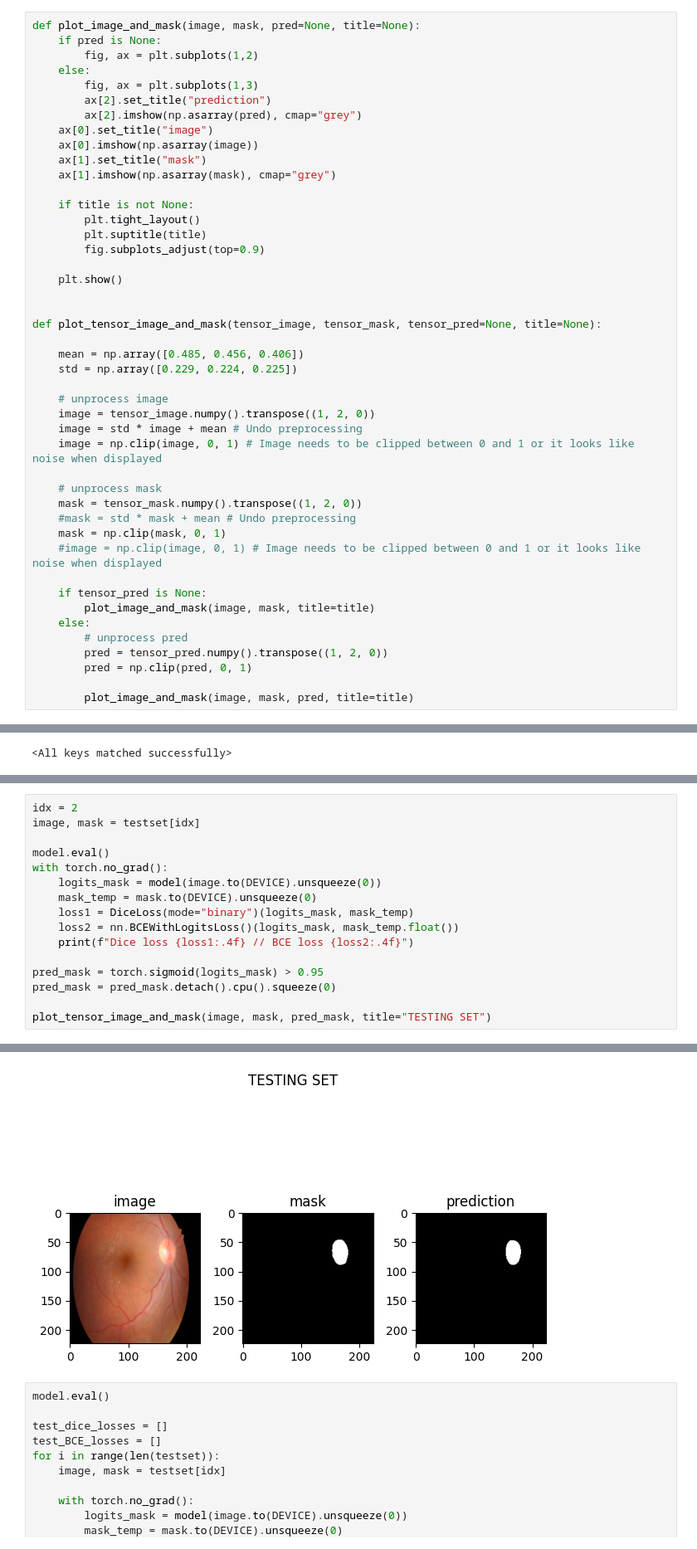
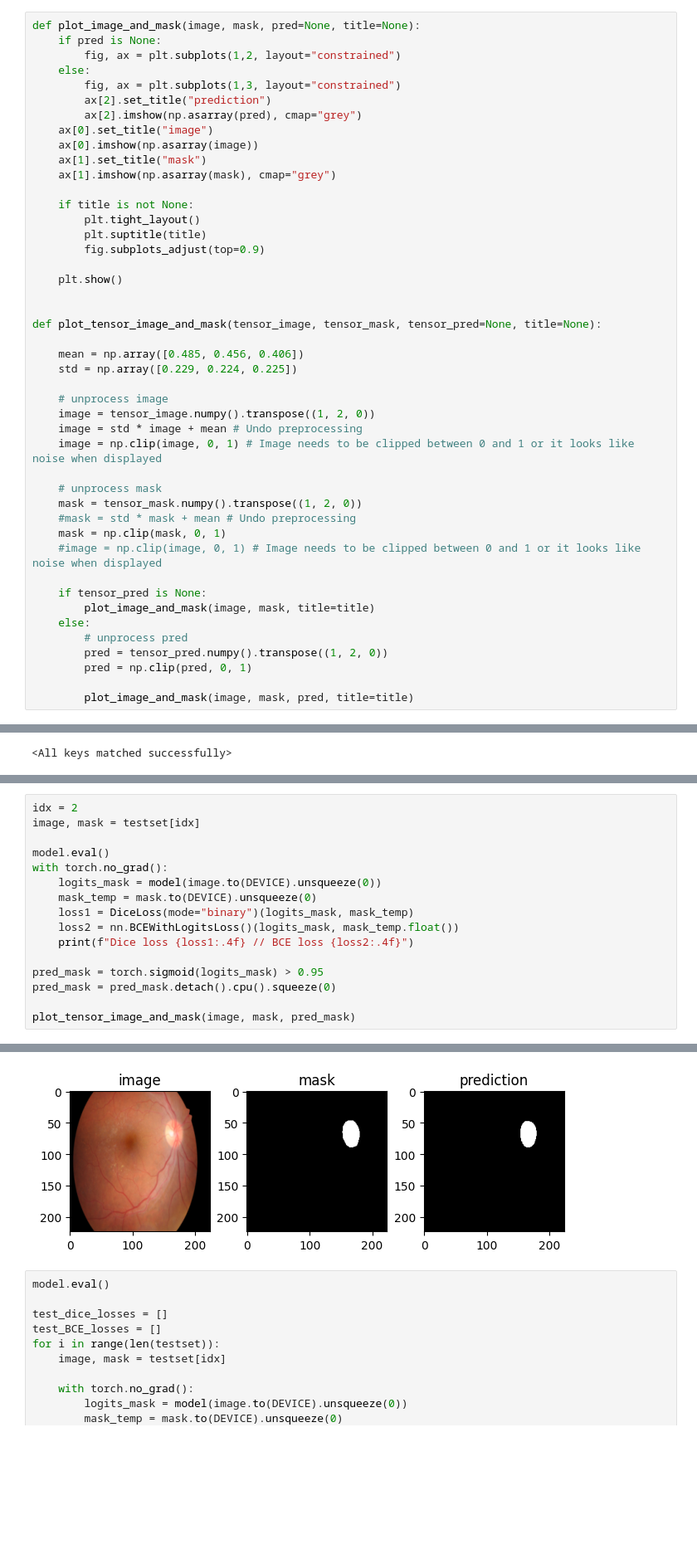
Before and after one commit to msamf/deepLearning, a Jupyter notebook: pytorch_retinopathy/segmentation.ipynb, the cells around one changed output, grey strips where cells are left out. Shown at 83% size. Drawn from its saved outputs; the diff is of its cells as text; blank space fills up the shorter version.

```diff
--- a/pytorch_retinopathy/segmentation.ipynb
+++ b/pytorch_retinopathy/segmentation.ipynb
@@ -47,9 +47,9 @@ def df_of_filepaths(images_path, masks_path):
 # %%
 def plot_image_and_mask(image, mask, pred=None, title=None):
     if pred is None:
-        fig, ax = plt.subplots(1,2)
+        fig, ax = plt.subplots(1,2, layout="constrained")
     else:
-        fig, ax = plt.subplots(1,3)
+        fig, ax = plt.subplots(1,3, layout="constrained")
         ax[2].set_title("prediction")
         ax[2].imshow(np.asarray(pred), cmap="grey")
     ax[0].set_title("image")
@@ -556,22 +556,22 @@ Max prob: 0.9999628067016602
 # %%
 idx = 2
 image, mask = testset[idx]
 
 model.eval()
 with torch.no_grad():
     logits_mask = model(image.to(DEVICE).unsqueeze(0))
     mask_temp = mask.to(DEVICE).unsqueeze(0)
     loss1 = DiceLoss(mode="binary")(logits_mask, mask_temp)
     loss2 = nn.BCEWithLogitsLoss()(logits_mask, mask_temp.float())
     print(f"Dice loss {loss1:.4f} // BCE loss {loss2:.4f}")
 
 pred_mask = torch.sigmoid(logits_mask) > 0.95
 pred_mask = pred_mask.detach().cpu().squeeze(0)
 
-plot_tensor_image_and_mask(image, mask, pred_mask, title="TESTING SET")
+plot_tensor_image_and_mask(image, mask, pred_mask)
 # %% [output]
 Dice loss 0.1702 // BCE loss 0.0096
-[figure, old version]
+[figure, new version]
 # %%
 model.eval()
 
```
Also changed, not shown: parts of 2 cells of this notebook, 2 other files.
